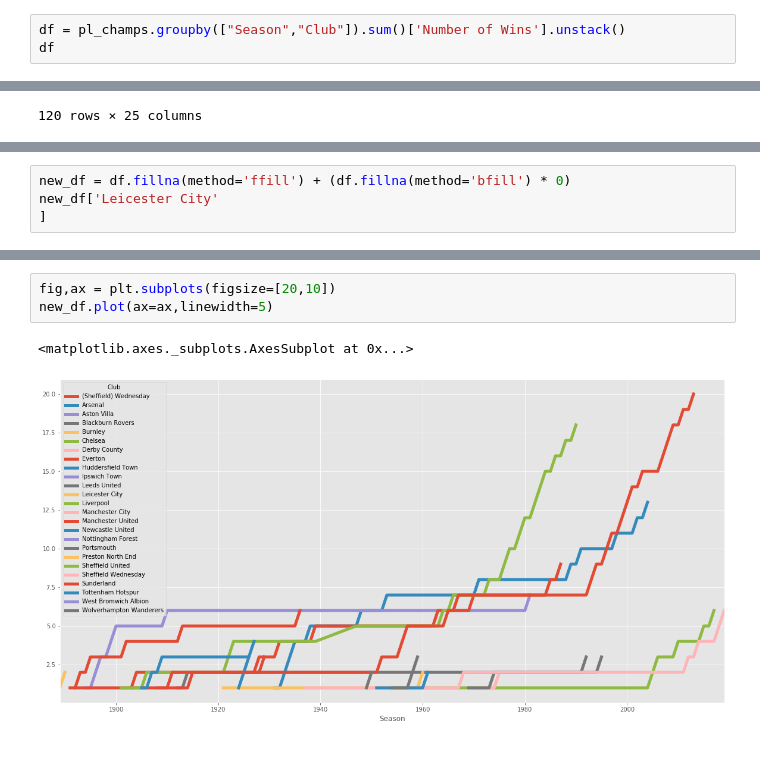
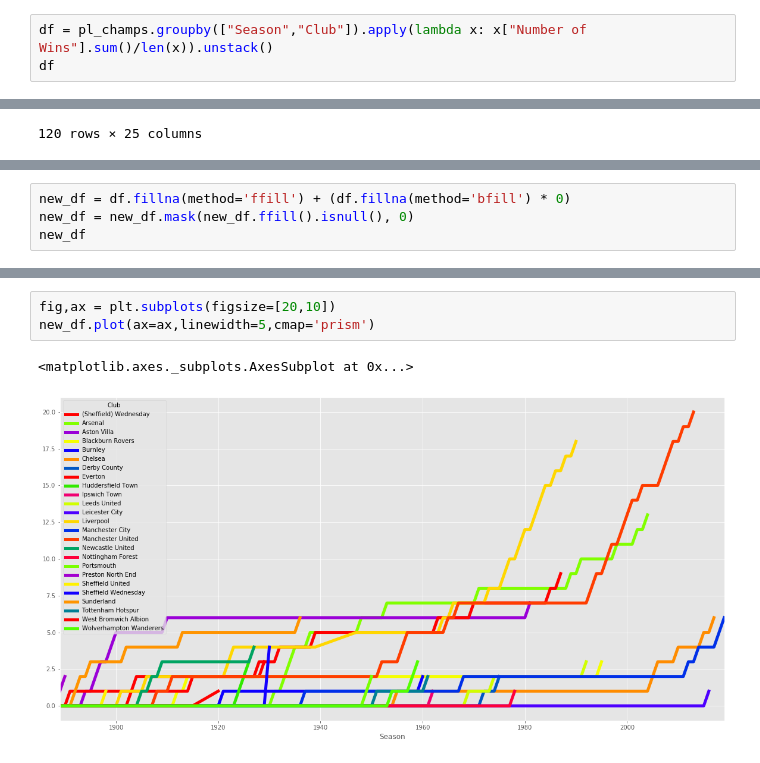
Before and after one commit to Kevhpark5/predicting-the-premier-league, a Jupyter notebook: data/Webscraping.ipynb, the cells around one changed output, grey strips where cells are left out. Drawn from its saved outputs; the diff is of its cells as text.

```diff
--- a/data/Webscraping.ipynb
+++ b/data/Webscraping.ipynb
@@ -162,5 +134,5 @@ ax.legend(prop={'size': 20})
 # %%
-df = pl_champs.groupby(["Season","Club"]).sum()['Number of Wins'].unstack()
+df = pl_champs.groupby(["Season","Club"]).apply(lambda x: x["Number of Wins"].sum()/len(x)).unstack()
 df
 # %% [output]
 | Club | (Sheffield) Wednesday | Arsenal | Aston Villa | Blackburn Rovers | Burnley | Chelsea | Derby County | Everton | ... |
@@ -210,6 +184,6 @@ ax.legend()
 [figure]
 # %%
 new_df = df.fillna(method='ffill') + (df.fillna(method='bfill') * 0)
-new_df['Leicester City'
-]
+new_df = new_df.mask(new_df.ffill().isnull(), 0)
+new_df
 # %% [output]
@@ -229,9 +204,9 @@ Name: Leicester City, Length: 120, dtype: float64
 # %%
 fig,ax = plt.subplots(figsize=[20,10])
-new_df.plot(ax=ax,linewidth=5)
+new_df.plot(ax=ax,linewidth=5,cmap='prism')
 # %% [output]
 <matplotlib.axes._subplots.AxesSubplot at 0x...>
-[figure, old version]
+[figure, new version]
 # %%
 fig,ax = plt.subplots(figsize=[20,10])
 
```
Also changed, not shown: parts of 14 cells of this notebook, 10 other files.
